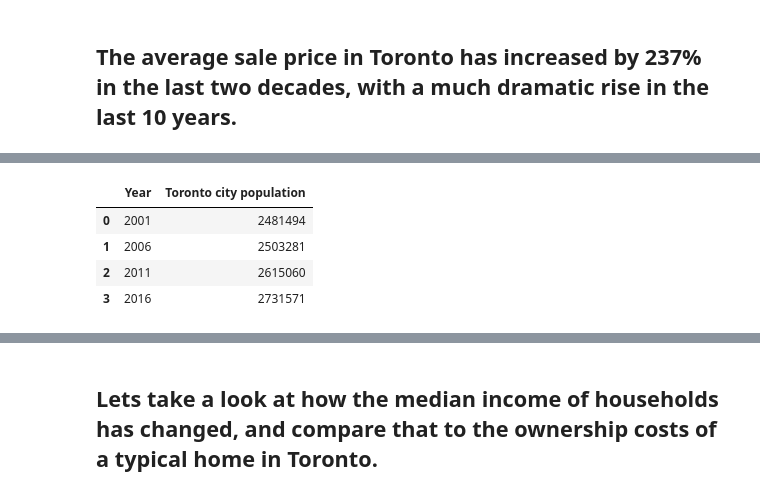
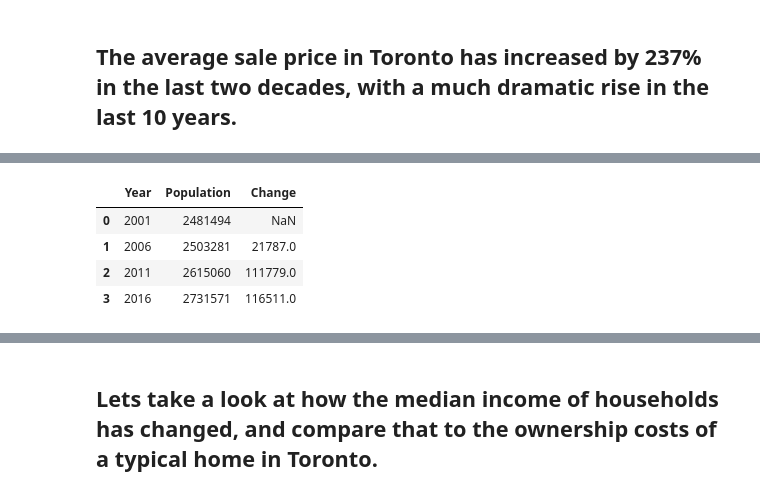
Before and after one commit to prashansa/TorontoHousingMarket, a Jupyter notebook: Toronto Housing Market.ipynb, the cells around one changed output, grey strips where cells are left out. Drawn from its saved outputs; the diff is of its cells as text; code cells hidden in the pictures.

```diff
--- a/Toronto Housing Market.ipynb
+++ b/Toronto Housing Market.ipynb
@@ -86,9 +91,10 @@ c. "Toronto population count". Statistics Canada, 2016 Census of Population. </
 # %%
-pop_df = pd.read_csv("C:/Users/MMS-012/Documents/GitHub/TorontoHousingMarket/datasets/toronto-population.csv")
+pop_df = pd.read_csv("datasets/toronto-population.csv")
+pop_df['Change'] = pop_df['Population'].diff()
 pop_df
 # %% [output]
-|  | Year | Toronto city population |
-| 0 | 2001 | 2481494 |
-| 1 | 2006 | 2503281 |
-| 2 | 2011 | 2615060 |
-| 3 | 2016 | 2731571 |
+|  | Year | Population | Change |
+| 0 | 2001 | 2481494 | NaN |
+| 1 | 2006 | 2503281 | 21787.0 |
+| 2 | 2011 | 2615060 | 111779.0 |
+| 3 | 2016 | 2731571 | 116511.0 |
```
Also changed, not shown: parts of 30 cells of this notebook, 7 other files.
